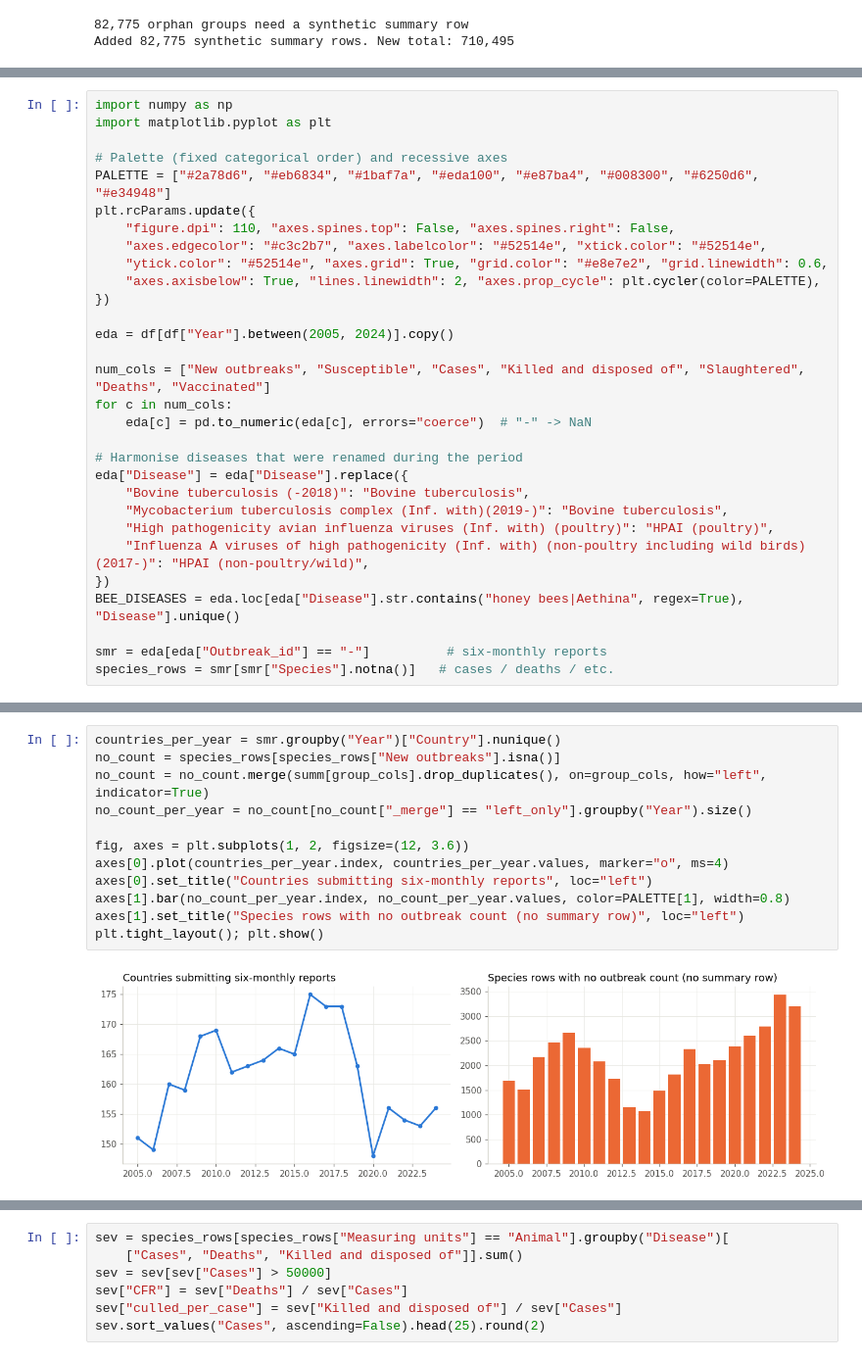
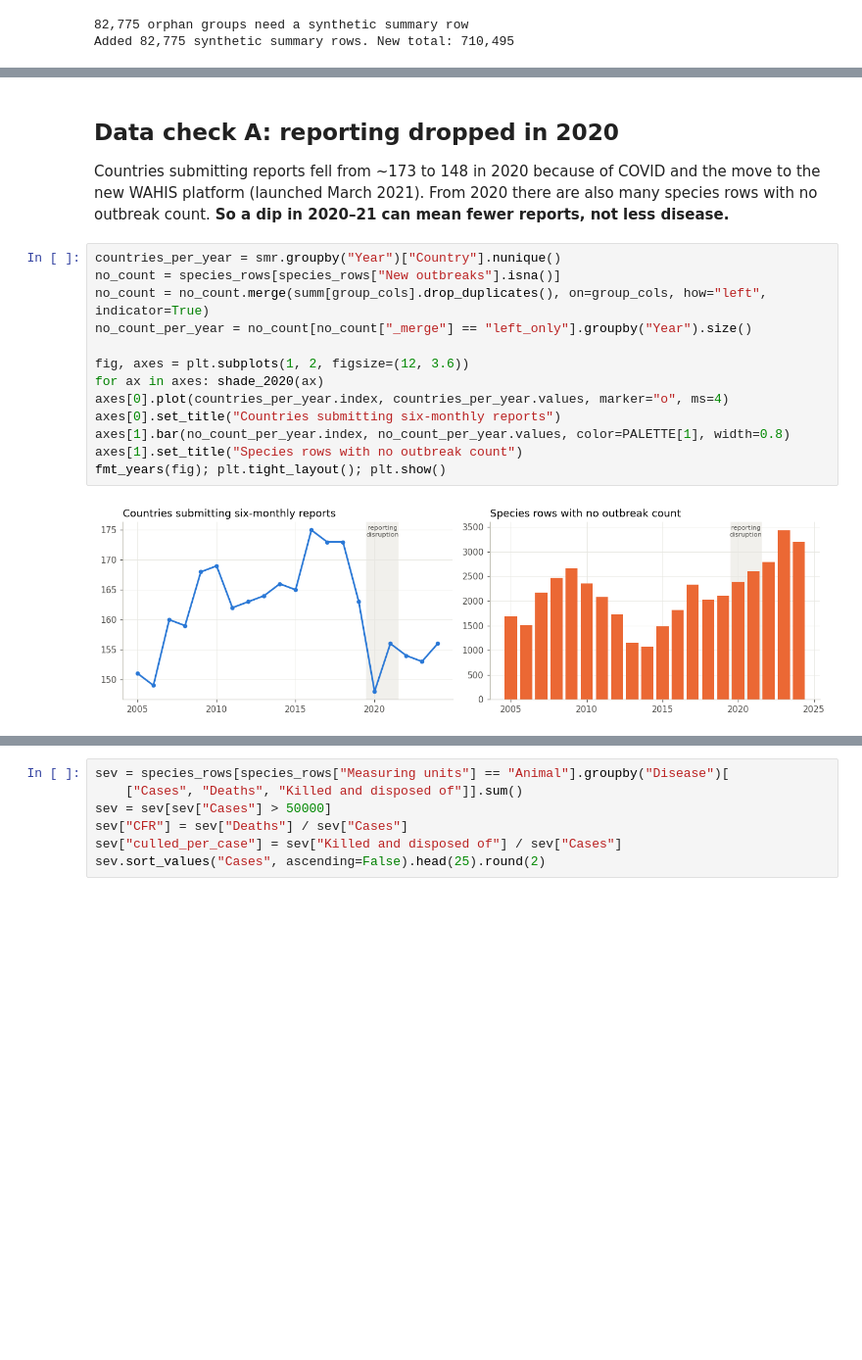
Before and after one commit to gab4i3l/WAHIS-datathon, a Jupyter notebook: script.ipynb, the cells around one changed output, grey strips where cells are left out. Shown at 98% size. Drawn from its saved outputs; the diff is of its cells as text; blank space fills up the shorter version.

```diff
--- a/script.ipynb
+++ b/script.ipynb
@@ -87,30 +77,0 @@ Added 82,775 synthetic summary rows. New total: 710,495
-# %%
-import numpy as np
-import matplotlib.pyplot as plt
-
-# Palette (fixed categorical order) and recessive axes
-PALETTE = ["#2a78d6", "#eb6834", "#1baf7a", "#eda100", "#e87ba4", "#008300", "#6250d6", "#e34948"]
-plt.rcParams.update({
-    "figure.dpi": 110, "axes.spines.top": False, "axes.spines.right": False,
-    "axes.edgecolor": "#c3c2b7", "axes.labelcolor": "#52514e", "xtick.color": "#52514e",
-    "ytick.color": "#52514e", "axes.grid": True, "grid.color": "#e8e7e2", "grid.linewidth": 0.6,
-    "axes.axisbelow": True, "lines.linewidth": 2, "axes.prop_cycle": plt.cycler(color=PALETTE),
-})
-
-eda = df[df["Year"].between(2005, 2024)].copy()
-
-num_cols = ["New outbreaks", "Susceptible", "Cases", "Killed and disposed of", "Slaughtered", "Deaths", "Vaccinated"]
-for c in num_cols:
-    eda[c] = pd.to_numeric(eda[c], errors="coerce")  # "-" -> NaN
-
-# Harmonise diseases that were renamed during the period
-eda["Disease"] = eda["Disease"].replace({
-    "Bovine tuberculosis (-2018)": "Bovine tuberculosis",
-    "Mycobacterium tuberculosis complex (Inf. with)(2019-)": "Bovine tuberculosis",
-    "High pathogenicity avian influenza viruses (Inf. with) (poultry)": "HPAI (poultry)",
-    "Influenza A viruses of high pathogenicity (Inf. with) (non-poultry including wild birds) (2017-)": "HPAI (non-poultry/wild)",
-})
-BEE_DISEASES = eda.loc[eda["Disease"].str.contains("honey bees|Aethina", regex=True), "Disease"].unique()
-
-smr = eda[eda["Outbreak_id"] == "-"]          # six-monthly reports
-species_rows = smr[smr["Species"].notna()]   # cases / deaths / etc.
@@ -141,14 +178,18 @@ Check this first: if fewer countries report, totals fall without any real change
+# %% [markdown]
+## Data check A: reporting dropped in 2020
+Countries submitting reports fell from ~173 to 148 in 2020 because of COVID and the move to the new WAHIS platform (launched March 2021). From 2020 there are also many species rows with no outbreak count. **So a dip in 2020–21 can mean fewer reports, not less disease.**
 # %%
 countries_per_year = smr.groupby("Year")["Country"].nunique()
 no_count = species_rows[species_rows["New outbreaks"].isna()]
 no_count = no_count.merge(summ[group_cols].drop_duplicates(), on=group_cols, how="left", indicator=True)
 no_count_per_year = no_count[no_count["_merge"] == "left_only"].groupby("Year").size()
 
 fig, axes = plt.subplots(1, 2, figsize=(12, 3.6))
+for ax in axes: shade_2020(ax)
 axes[0].plot(countries_per_year.index, countries_per_year.values, marker="o", ms=4)
-axes[0].set_title("Countries submitting six-monthly reports", loc="left")
+axes[0].set_title("Countries submitting six-monthly reports")
 axes[1].bar(no_count_per_year.index, no_count_per_year.values, color=PALETTE[1], width=0.8)
-axes[1].set_title("Species rows with no outbreak count (no summary row)", loc="left")
-plt.tight_layout(); plt.show()
+axes[1].set_title("Species rows with no outbreak count")
+fmt_years(fig); plt.tight_layout(); plt.show()
 # %% [output]
-[figure, old version]
+[figure, new version]
```
Also changed, not shown: parts of 27 cells of this notebook, 1 other file.
